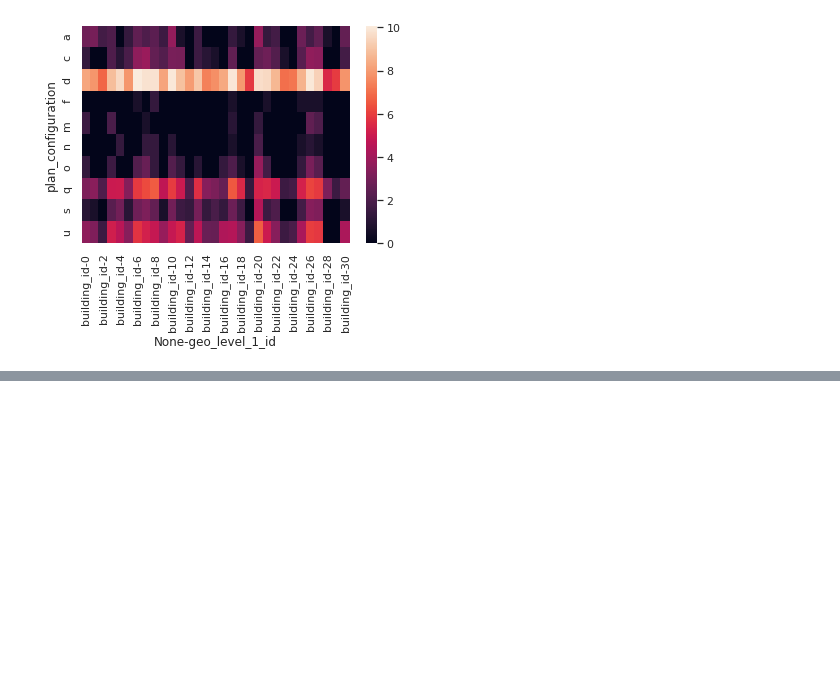
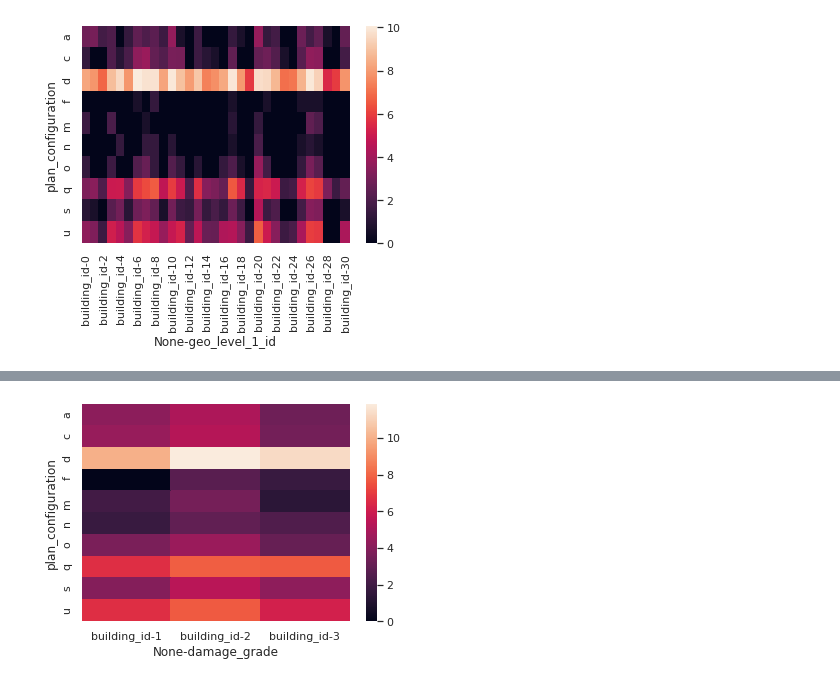
Before and after one commit to WagnerMarcos/tp1_orga_datos, a Jupyter notebook: analisis-exploratorio.ipynb, the cells around one changed output, grey strips where cells are left out. Drawn from its saved outputs; the diff is of its cells as text; code cells hidden in the pictures; blank space fills up the shorter version.

Commit message:
danio 1-2-3 por zona y configuracion

```diff
--- a/analisis-exploratorio.ipynb
+++ b/analisis-exploratorio.ipynb
@@ -321,3 +321,10 @@ sns.set_theme()
 ax = sns.heatmap(configs_by_geo_level)
 # %% [output]
 [figure]
+# %%
+#configs_damage_1 = df.loc[df['damage_grade'] == 1]
+configs_damage = df
+configs_damage = configs_damage.groupby(['plan_configuration','damage_grade']).agg({'building_id':'count'}).sort_values(by=['building_id'],ascending=False).fillna(0) #.unstack().fillna(0)
+configs_damage['building_id'] = np.log(configs_damage['building_id'])
+configs_damage = configs_damage.unstack().fillna(0)
+configs_damage
@@ -323,0 +345,4 @@ ax = sns.heatmap(configs_by_geo_level)
+# %%
+ax = sns.heatmap(configs_damage)
+# %% [output]
+[figure, added]
```
Also changed, not shown: parts of 4 cells of this notebook.
